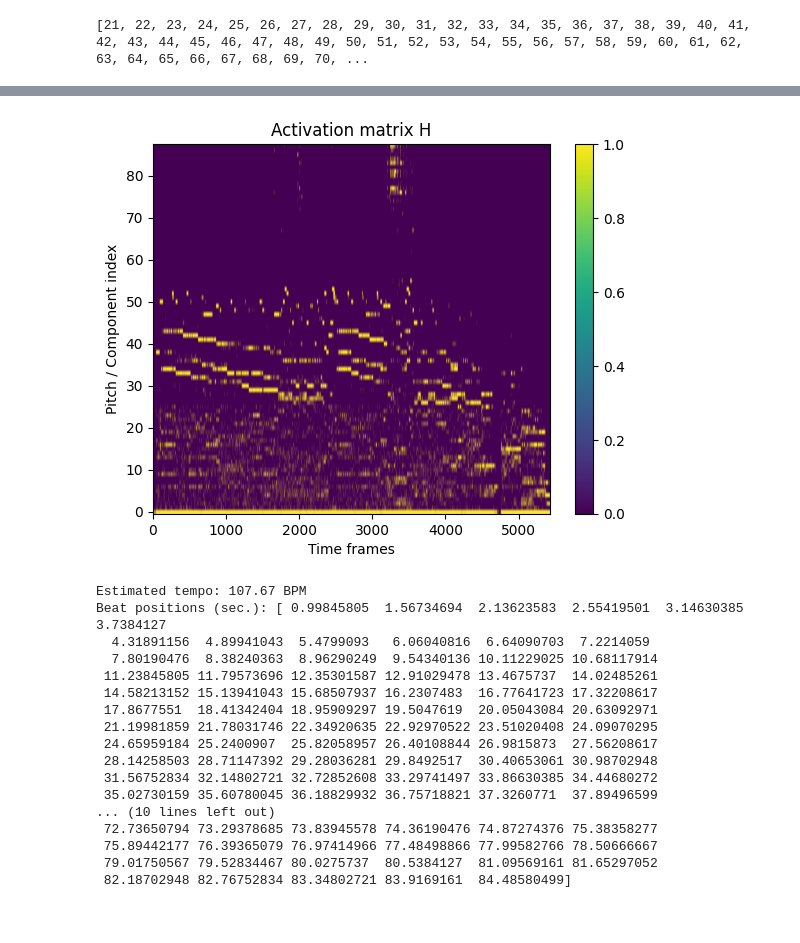
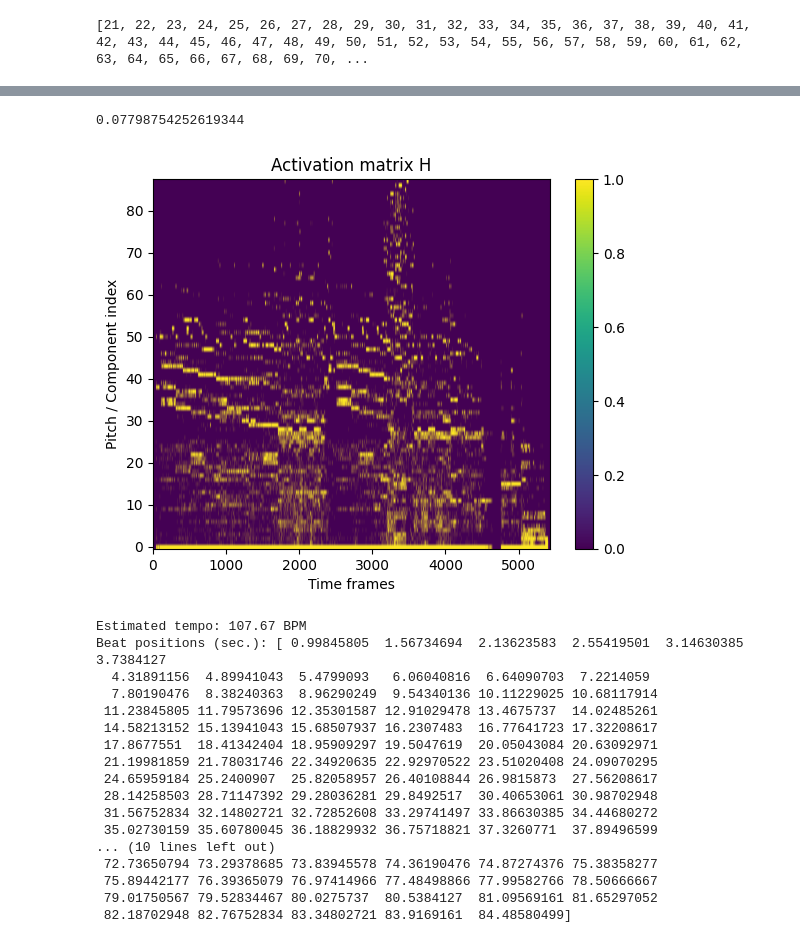
Before and after one commit to bierml/NMFforAMT, a Jupyter notebook: upgrade/Music_Transcribing[NMF].ipynb, the cells around one changed output, grey strips where cells are left out. Drawn from its saved outputs; the diff is of its cells as text; code cells hidden in the pictures.

```diff
--- a/upgrade/Music_Transcribing[NMF].ipynb
+++ b/upgrade/Music_Transcribing[NMF].ipynb
@@ -170,24 +170,58 @@ plt.show()
-# %%
-def note_tracking(H,th=1.5):
-  mean = np.mean(H)
-  std = np.std(H)
-  thresh = mean + th * std
-  H_copy = np.zeros(H.shape)
-  for i in range(H.shape[1]):
-    indicies = np.where(H[:,i] > thresh)
-    H_copy[indicies,i] = 1
-  return H_copy
-
-H_est_vis = note_tracking(H_est_visualisation)
-plt.figure()
-plt.imshow(H_est_vis,aspect='auto', origin='lower')
-plt.colorbar()
-plt.title("Activation matrix H")
-plt.xlabel("Time frames")
-plt.ylabel("Pitch / Component index")
-plt.show()
-# %% [output]
-[figure, removed]
+# %%
+import numpy as np
+import matplotlib.pyplot as plt
+from scipy.signal import medfilt
+from scipy.ndimage import gaussian_filter1d, binary_opening, binary_closing, label
+from scipy.ndimage import generate_binary_structure
+
+
+def clean_H_median(H, t_kernel=9, p_kernel=3):
+    return medfilt(H, kernel_size=(p_kernel, t_kernel))
+
+def note_tracking(H,th=1.5):
+  mean = np.mean(H)
+  std = np.std(H)
+  thresh = mean + th * std
+  print(thresh)
+  H_copy = np.zeros(H.shape)
+  for i in range(H.shape[1]):
+    indicies = np.where(H[:,i] > thresh)
+    H_copy[indicies,i] = 1
+  return H_copy
+def remove_short_events(H, min_len=10):
+    H2 = H.copy()
+    for k in range(H.shape[0]):
+        active = np.where(H[k] > 0)[0]
+        if len(active) == 0:
+            continue
+        runs = np.split(active, np.where(np.diff(active) != 1)[0] + 1)
+        for r in runs:
+            if len(r) < min_len:
+                H2[k, r] = 0
+    return H2
+def pitch_support_filter(H, min_neighbors=1):
+    H2 = H.copy()
+    for k in range(1, H.shape[0]-1):
+        support = H[k-1] + H[k] + H[k+1]
+        H2[k, support < min_neighbors] = 0
+    return H2
+#res = pitch_support_filter(remove_short_events(note_tracking(H_est[1::2])))
+#res = remove_short_events(note_tracking(H_est[1::2]))
+H_new = H_est[1::2].copy()
+res = note_tracking(H_new)
+#print(res[0].shape)
+#H_est_vis = note_tracking_simple(H_est)
+plt.figure()
+#plt.imshow(H_est[1::2,],aspect='auto', origin='lower')
+plt.imshow(res,aspect='auto', origin='lower')
+plt.colorbar()
+plt.title("Activation matrix H")
+plt.xlabel("Time frames")
+plt.ylabel("Pitch / Component index")
+plt.show()
+# %% [output]
+0.07798754252619344
+[figure, added]
 # %%
 tempo, beats = librosa.beat.beat_track(y=x, sr=f_s)
 
```
Also changed, not shown: parts of 2 cells of this notebook, 1 other file.
